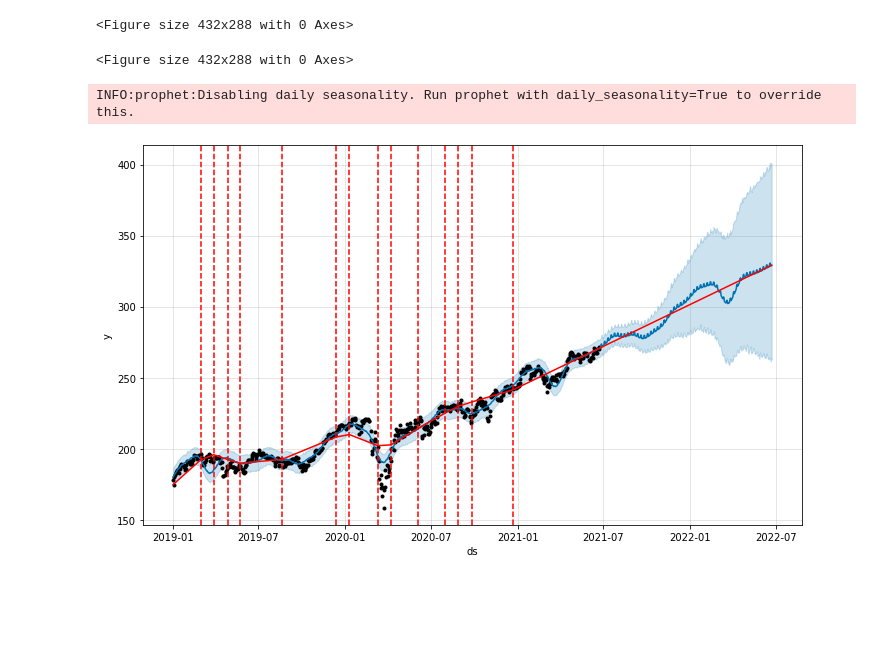
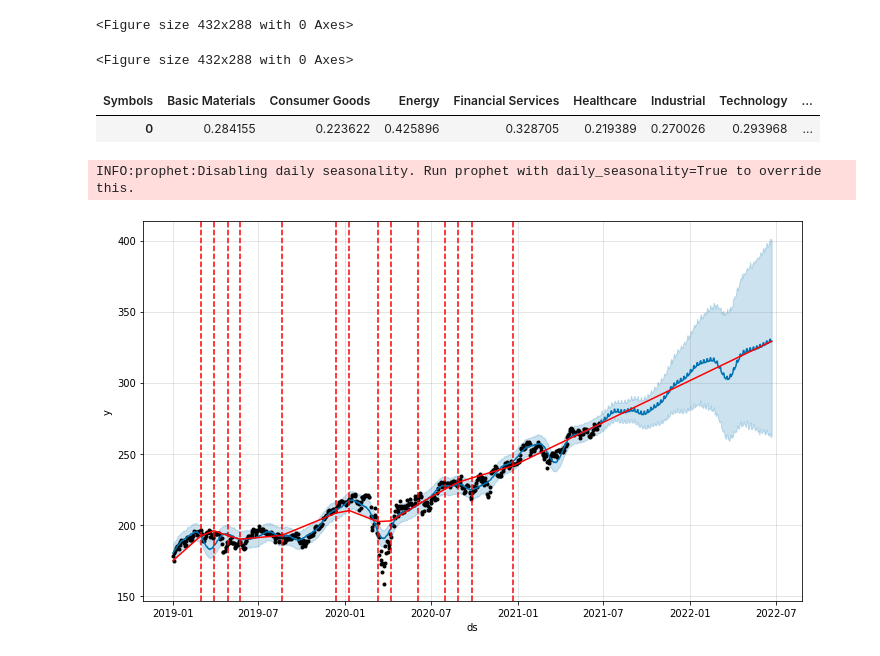
Before and after one commit to Romeo-LEON/hackathon-beihang-university, a Jupyter notebook: Code/Hackathon.ipynb, the cells around one changed output. Saved outputs shown, nothing was run; the diff lists cells and outputs as text; code cells hidden in the pictures; blank space fills up the shorter version.

```diff
--- a/Code/Hackathon.ipynb
+++ b/Code/Hackathon.ipynb
@@ -87,6 +87,12 @@ volatility = change.rolling(window=60).std()*np.sqrt(60)
 px.line(volatility,title='Trailing volatility - 60 days window',width=1280,height=720)
 # %%
 #Compute annualized volatility for all ETFs
+ann_vol = change.std()*np.sqrt(252)
+ann_vol = pd.DataFrame(ann_vol).T
+ann_vol.head()
+# %% [output]
+| Symbols | Basic Materials | Consumer Goods | Energy | Financial Services | Healthcare | Industrial | Technology | ... |
+| 0 | 0.284155 | 0.223622 | 0.425896 | 0.328705 | 0.219389 | 0.270026 | 0.293968 | ... |
 # %%
 #Create new dataframes (for the selected ETFs) in order to perform forecasting
 
```
Also changed, not shown: parts of 1 cell of this notebook.
